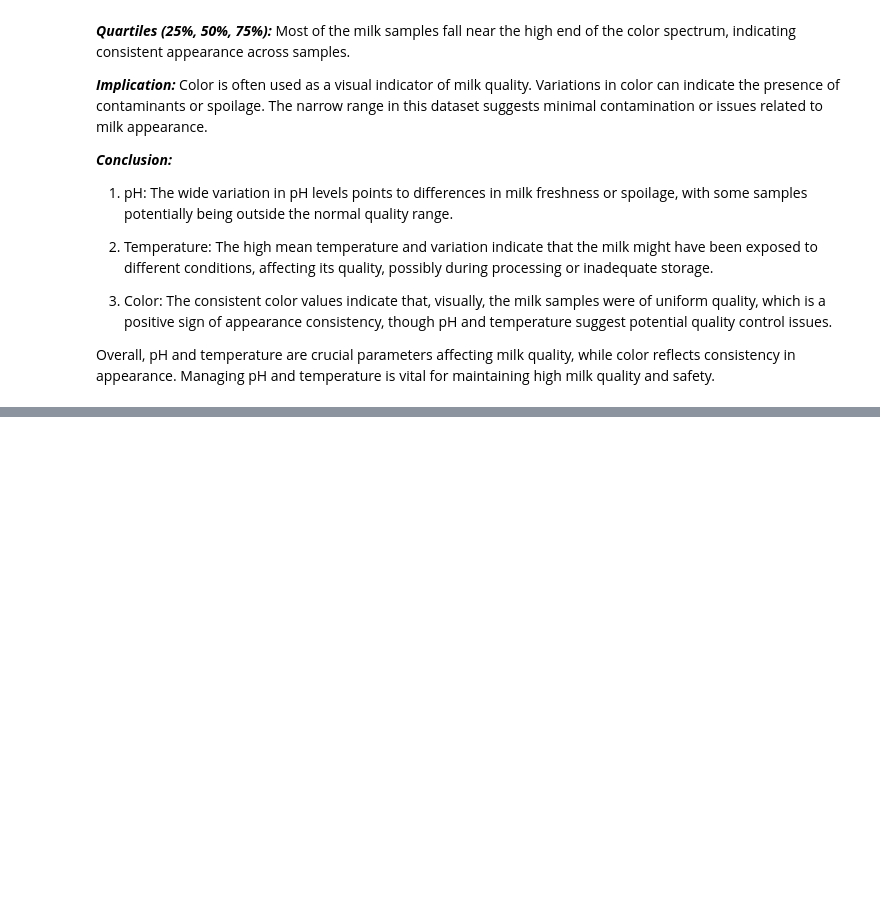
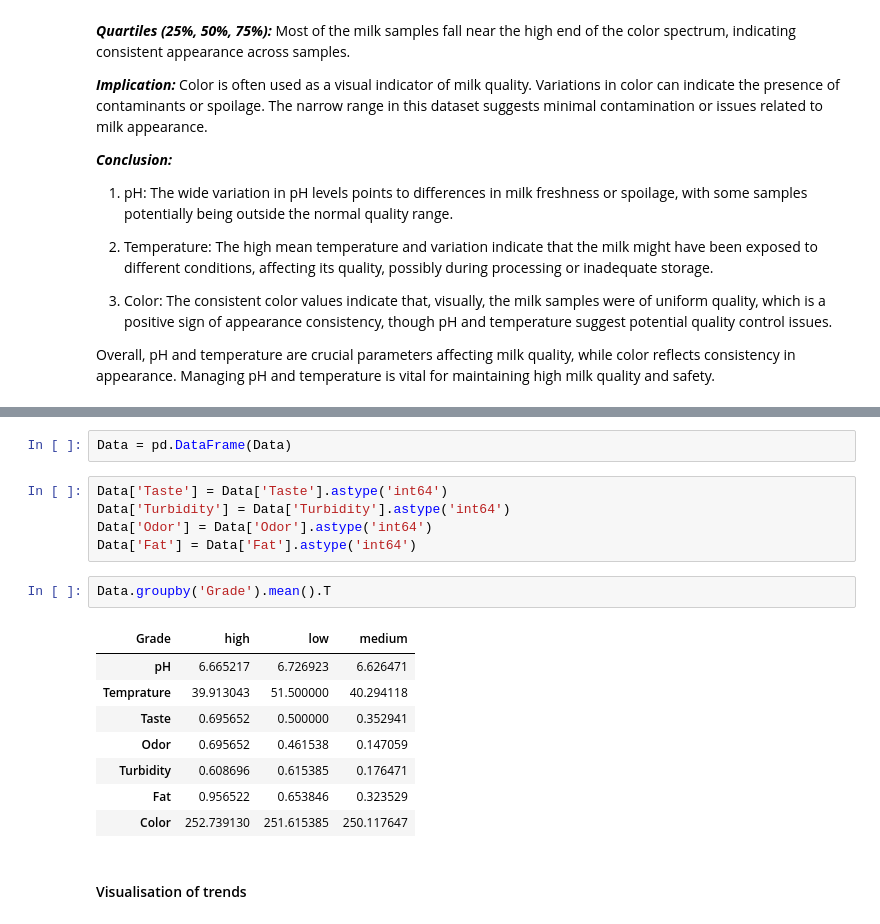
Before and after one commit to Ayomide-ola/Agricultural-Data-Analysis, a Jupyter notebook: Milk Quality Prediction.ipynb, the cells around one changed output, grey strips where cells are left out. Saved outputs shown, nothing was run; the diff lists cells and outputs as text; blank space fills up the shorter version.

```diff
--- a/Milk Quality Prediction.ipynb
+++ b/Milk Quality Prediction.ipynb
@@ -239,2 +292,20 @@ Overall, pH and temperature are crucial parameters affecting milk quality, while
+# %%
+Data = pd.DataFrame(Data)
+# %%
+Data['Taste'] = Data['Taste'].astype('int64')
+Data['Turbidity'] = Data['Turbidity'].astype('int64')
+Data['Odor'] = Data['Odor'].astype('int64')
+Data['Fat'] = Data['Fat'].astype('int64')
+# %%
+Data.groupby('Grade').mean().T
+# %% [output]
+| Grade | high | low | medium |
+| pH | 6.665217 | 6.726923 | 6.626471 |
+| Temprature | 39.913043 | 51.500000 | 40.294118 |
+| Taste | 0.695652 | 0.500000 | 0.352941 |
+| Odor | 0.695652 | 0.461538 | 0.147059 |
+| Turbidity | 0.608696 | 0.615385 | 0.176471 |
+| Fat | 0.956522 | 0.653846 | 0.323529 |
+| Color | 252.739130 | 251.615385 | 250.117647 |
 # %% [markdown]
-####
+#### Visualisation of trends
```
Also changed, not shown: parts of 5 cells of this notebook.
